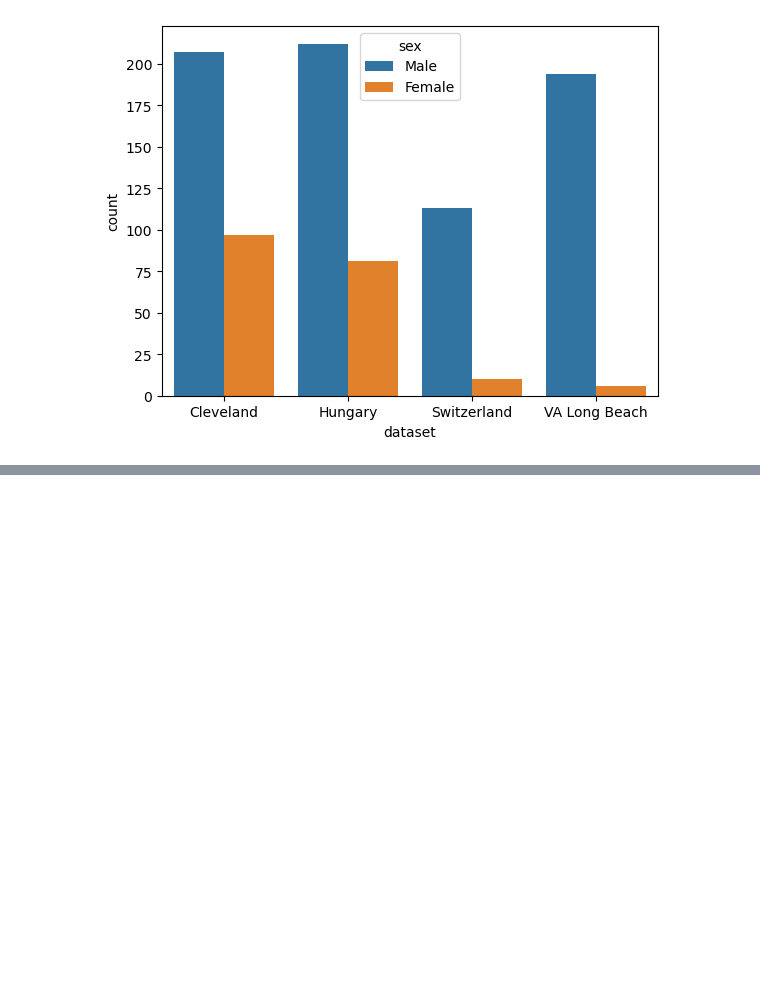
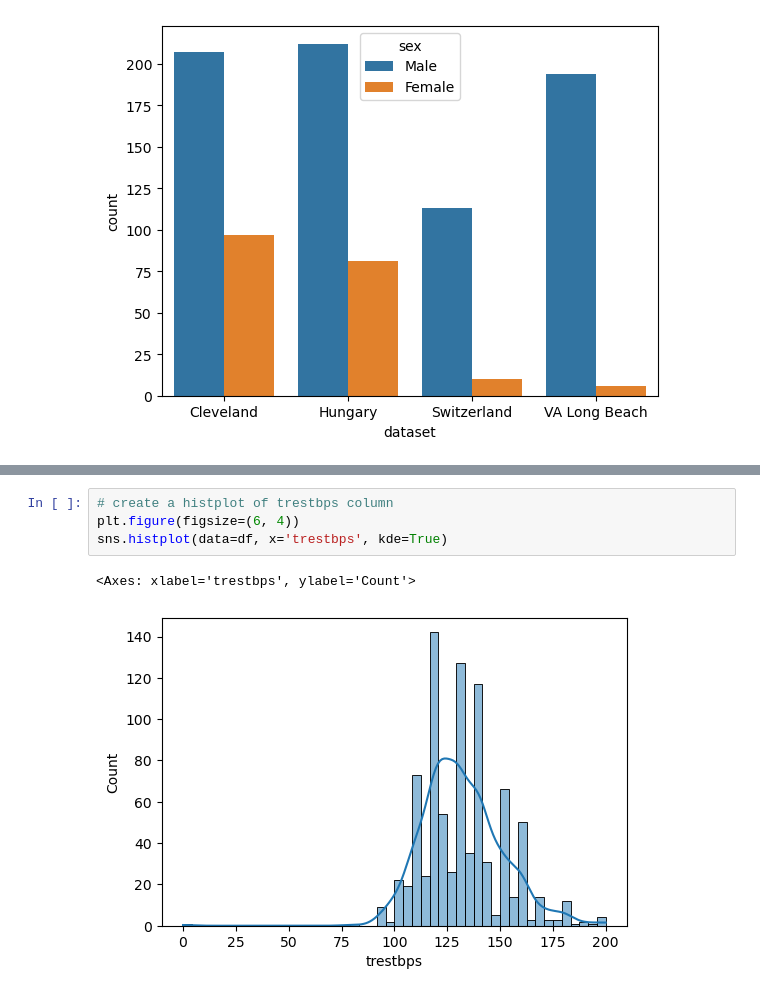
Before and after one commit to UsmanK7/Cardio-Predict, a Jupyter notebook: heart_disease_prediction.ipynb, the cells around one changed output, grey strips where cells are left out. Drawn from its saved outputs; the diff is of its cells as text; blank space fills up the shorter version.

```diff
--- a/heart_disease_prediction.ipynb
+++ b/heart_disease_prediction.ipynb
@@ -310,0 +379,7 @@ Name: age, dtype: int64
+# %%
+# create a histplot of trestbps column
+plt.figure(figsize=(6, 4))
+sns.histplot(data=df, x='trestbps', kde=True)
+# %% [output]
+<Axes: xlabel='trestbps', ylabel='Count'>
+[figure, added]
```
Also changed, not shown: parts of 17 cells of this notebook.
